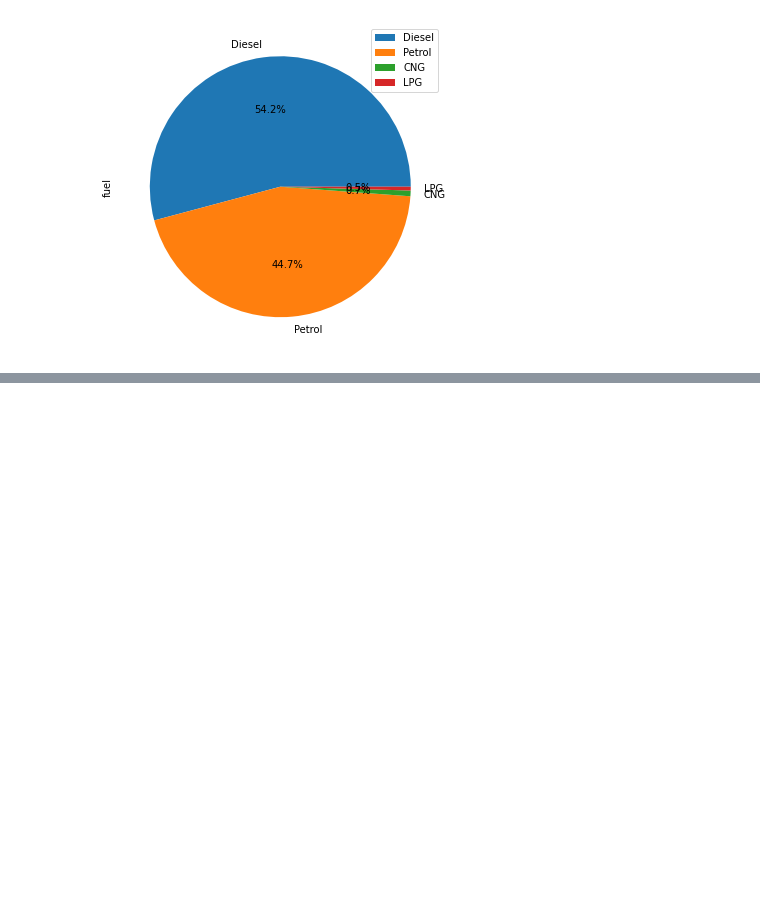
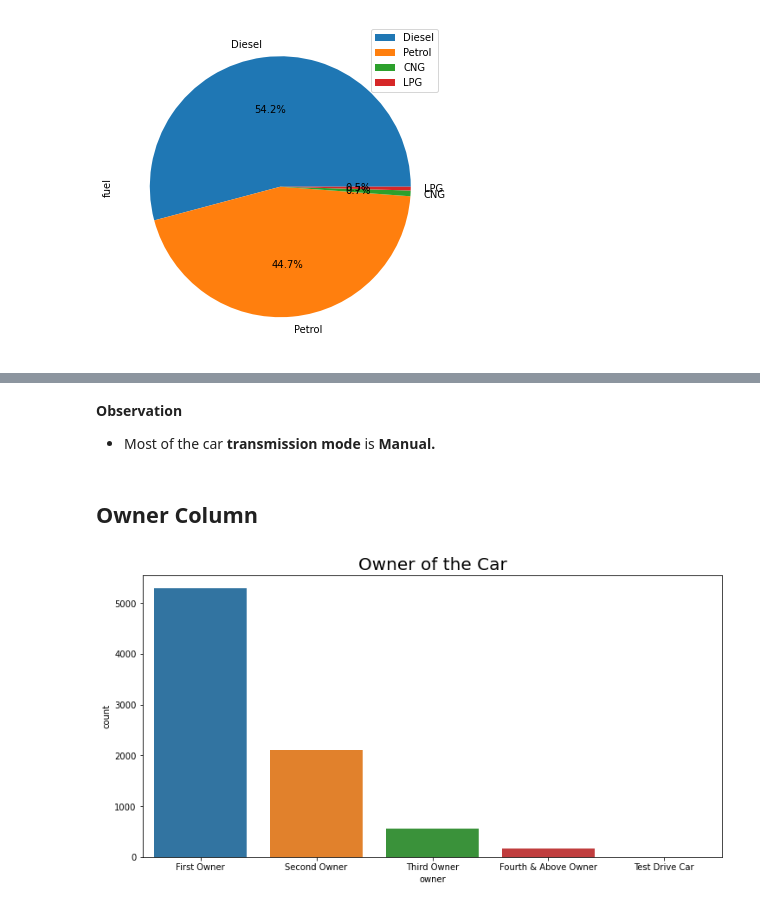
Before and after one commit to Sialsanwal/Data-Science, a Jupyter notebook: Machine learning Model/Regression Model/Project 1/Car Price EDA.ipynb, the cells around one changed output, grey strips where cells are left out. Saved outputs shown, nothing was run; the diff lists cells and outputs as text; code cells hidden in the pictures; blank space fills up the shorter version.

```diff
--- a/Machine learning Model/Regression Model/Project 1/Car Price EDA.ipynb
+++ b/Machine learning Model/Regression Model/Project 1/Car Price EDA.ipynb
@@ -156,0 +194,12 @@ pd.DataFrame(df.fuel.value_counts()/len(df)*100)
+# %% [markdown]
+**Observation**
+- Most of the car **transmission mode** is **Manual.**
+# %% [markdown]
+## Owner Column
+# %%
+plt.figure(figsize=(12,6))
+sns.countplot(data=df,x=df.owner)
+plt.title("Owner of the Car",fontsize=20)
+plt.show()
+# %% [output]
+[figure, added]
```
Also changed, not shown: parts of 15 cells of this notebook.
